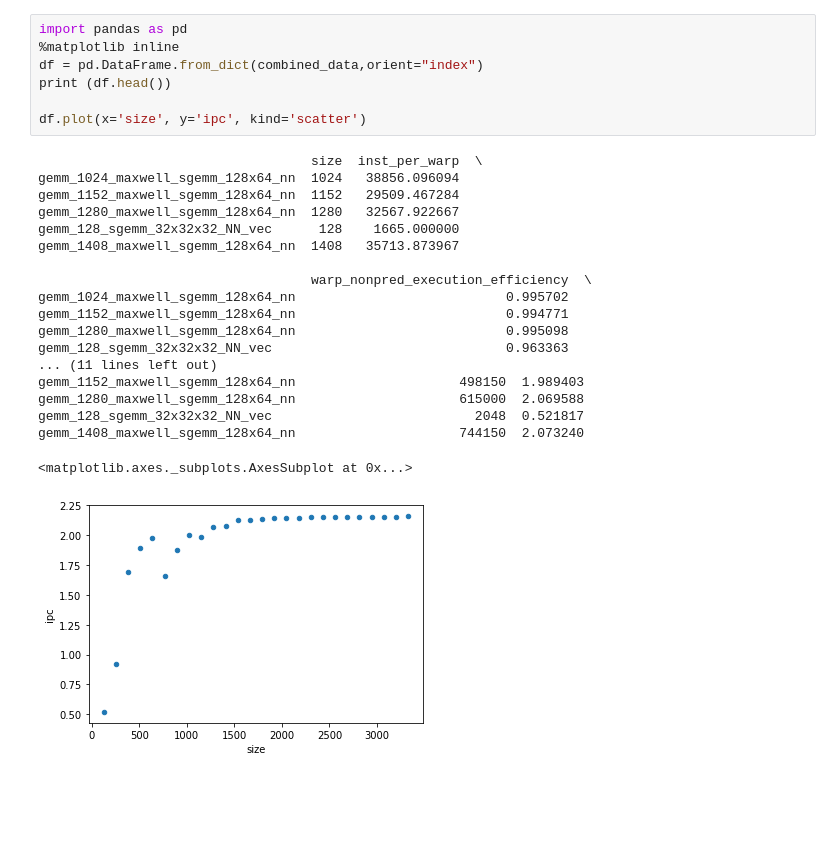
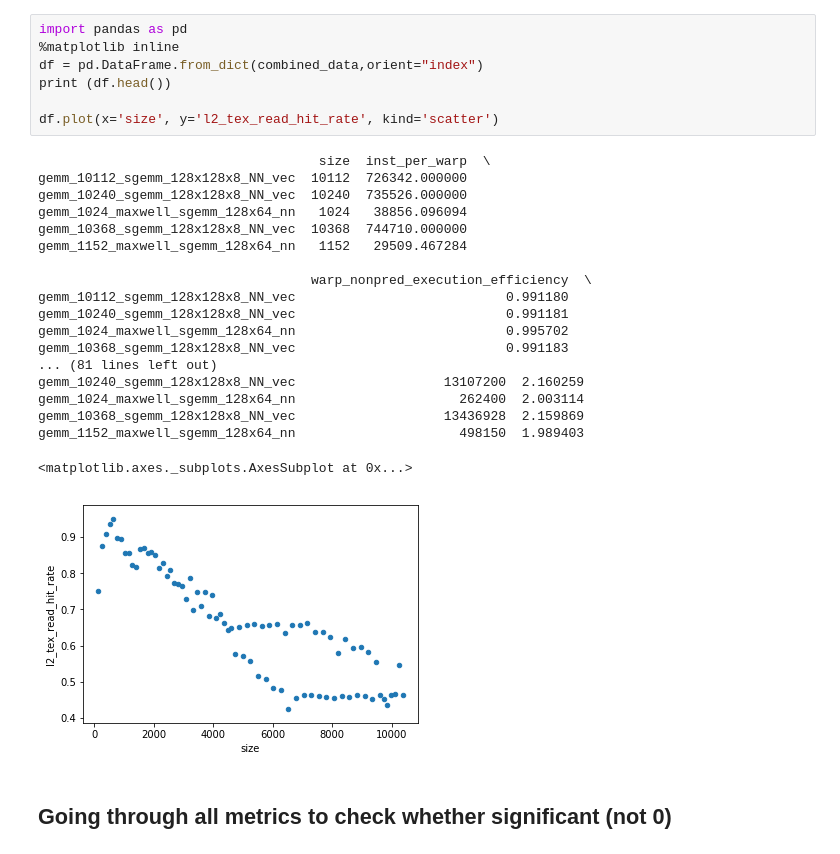
Before and after one commit to YulianaGomez/power, a Jupyter notebook: nvidia_gpus/all_apps/gaussian_sweep.ipynb, the cells around one changed output. Cells and saved outputs as stored; diff of their text form; blank space fills up the shorter version.

```diff
--- a/nvidia_gpus/all_apps/gaussian_sweep.ipynb
+++ b/nvidia_gpus/all_apps/gaussian_sweep.ipynb
@@ -113,27 +134,29 @@ print(combined_data)
 # %%
 import pandas as pd
 %matplotlib inline
 df = pd.DataFrame.from_dict(combined_data,orient="index")
 print (df.head())
 
-df.plot(x='size', y='ipc', kind='scatter')
+df.plot(x='size', y='l2_tex_read_hit_rate', kind='scatter')
 # %% [output]
-                                   size  inst_per_warp  \
-gemm_1024_maxwell_sgemm_128x64_nn  1024   38856.096094
-gemm_1152_maxwell_sgemm_128x64_nn  1152   29509.467284
-gemm_1280_maxwell_sgemm_128x64_nn  1280   32567.922667
-gemm_128_sgemm_32x32x32_NN_vec      128    1665.000000
-gemm_1408_maxwell_sgemm_128x64_nn  1408   35713.873967
+                                    size  inst_per_warp  \
+gemm_10112_sgemm_128x128x8_NN_vec  10112  726342.000000
+gemm_10240_sgemm_128x128x8_NN_vec  10240  735526.000000
+gemm_1024_maxwell_sgemm_128x64_nn   1024   38856.096094
+gemm_10368_sgemm_128x128x8_NN_vec  10368  744710.000000
+gemm_1152_maxwell_sgemm_128x64_nn   1152   29509.467284
 
                                    warp_nonpred_execution_efficiency  \
+gemm_10112_sgemm_128x128x8_NN_vec                           0.991180
+gemm_10240_sgemm_128x128x8_NN_vec                           0.991181
 gemm_1024_maxwell_sgemm_128x64_nn                           0.995702
-gemm_1152_maxwell_sgemm_128x64_nn                           0.994771
-gemm_1280_maxwell_sgemm_128x64_nn                           0.995098
-gemm_128_sgemm_32x32x32_NN_vec                              0.963363
-... (11 lines left out)
+gemm_10368_sgemm_128x128x8_NN_vec                           0.991183
+... (81 lines left out)
+gemm_10240_sgemm_128x128x8_NN_vec                   13107200  2.160259
+gemm_1024_maxwell_sgemm_128x64_nn                     262400  2.003114
+gemm_10368_sgemm_128x128x8_NN_vec                   13436928  2.159869
 gemm_1152_maxwell_sgemm_128x64_nn                     498150  1.989403
-gemm_1280_maxwell_sgemm_128x64_nn                     615000  2.069588
-gemm_128_sgemm_32x32x32_NN_vec                          2048  0.521817
-gemm_1408_maxwell_sgemm_128x64_nn                     744150  2.073240
 <matplotlib.axes._subplots.AxesSubplot at 0x...>
-[figure, old version]
+[figure, new version]
+# %% [markdown]
+## Going through all metrics to check whether significant (not 0)
```
Also changed, not shown: parts of 19 cells of this notebook.
